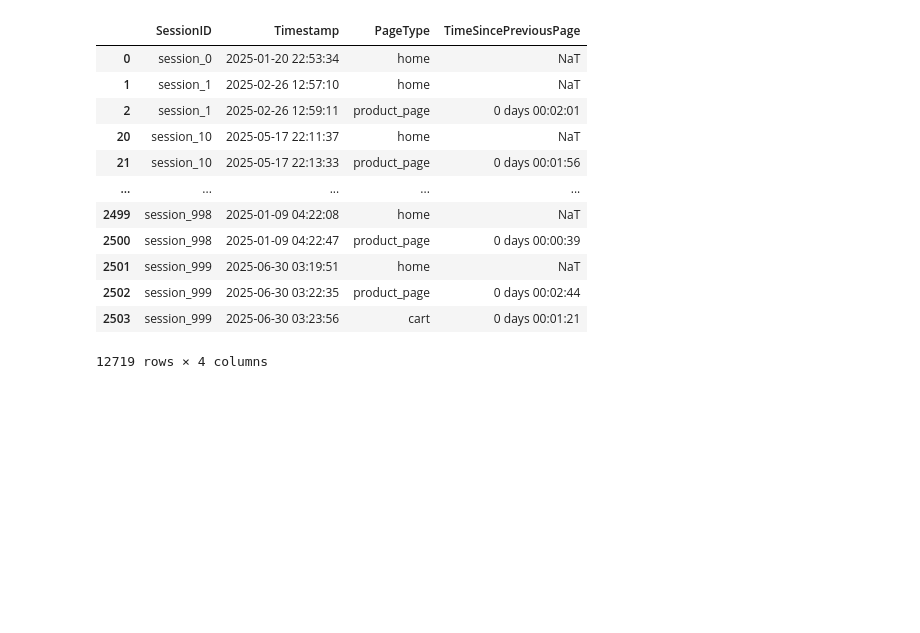
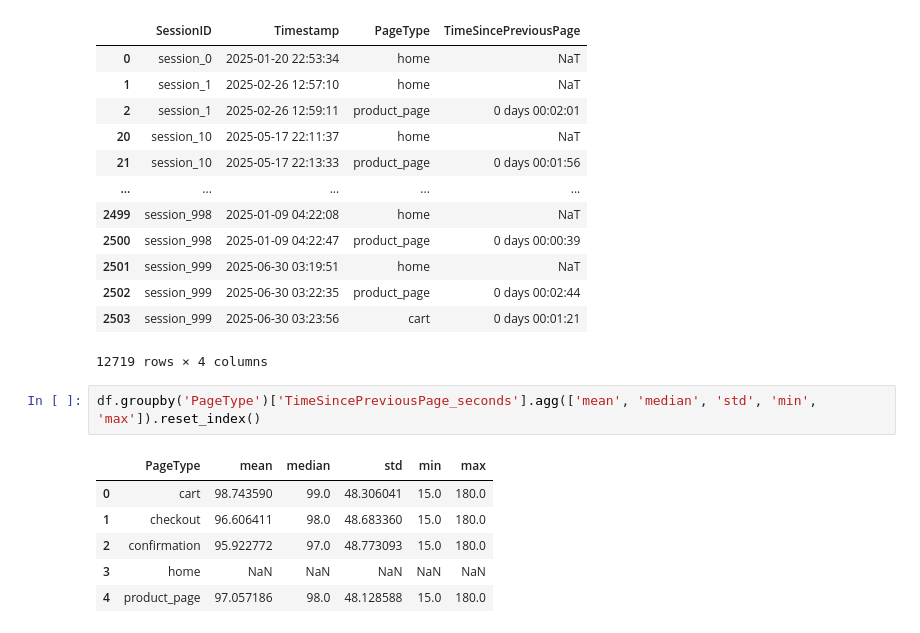
Before and after one commit to RondinellyOliveira/Funnel-Drop, a Jupyter notebook: Funnel_drop_analysis.ipynb, the cells around one changed output. Saved outputs shown, nothing was run; the diff lists cells and outputs as text; blank space fills up the shorter version.

```diff
--- a/Funnel_drop_analysis.ipynb
+++ b/Funnel_drop_analysis.ipynb
@@ -881,3 +881,12 @@ df[['SessionID', 'Timestamp', 'PageType', 'TimeSincePreviousPage']]
 | 2502 | session_999 | 2025-06-30 03:22:35 | product_page | 0 days 00:02:44 |
 | 2503 | session_999 | 2025-06-30 03:23:56 | cart | 0 days 00:01:21 |
 12719 rows × 4 columns
+# %%
+df.groupby('PageType')['TimeSincePreviousPage_seconds'].agg(['mean', 'median', 'std', 'min', 'max']).reset_index()
+# %% [output]
+|  | PageType | mean | median | std | min | max |
+| 0 | cart | 98.743590 | 99.0 | 48.306041 | 15.0 | 180.0 |
+| 1 | checkout | 96.606411 | 98.0 | 48.683360 | 15.0 | 180.0 |
+| 2 | confirmation | 95.922772 | 97.0 | 48.773093 | 15.0 | 180.0 |
+| 3 | home | NaN | NaN | NaN | NaN | NaN |
+| 4 | product_page | 97.057186 | 98.0 | 48.128588 | 15.0 | 180.0 |
```
Also changed, not shown: parts of 4 cells of this notebook.
